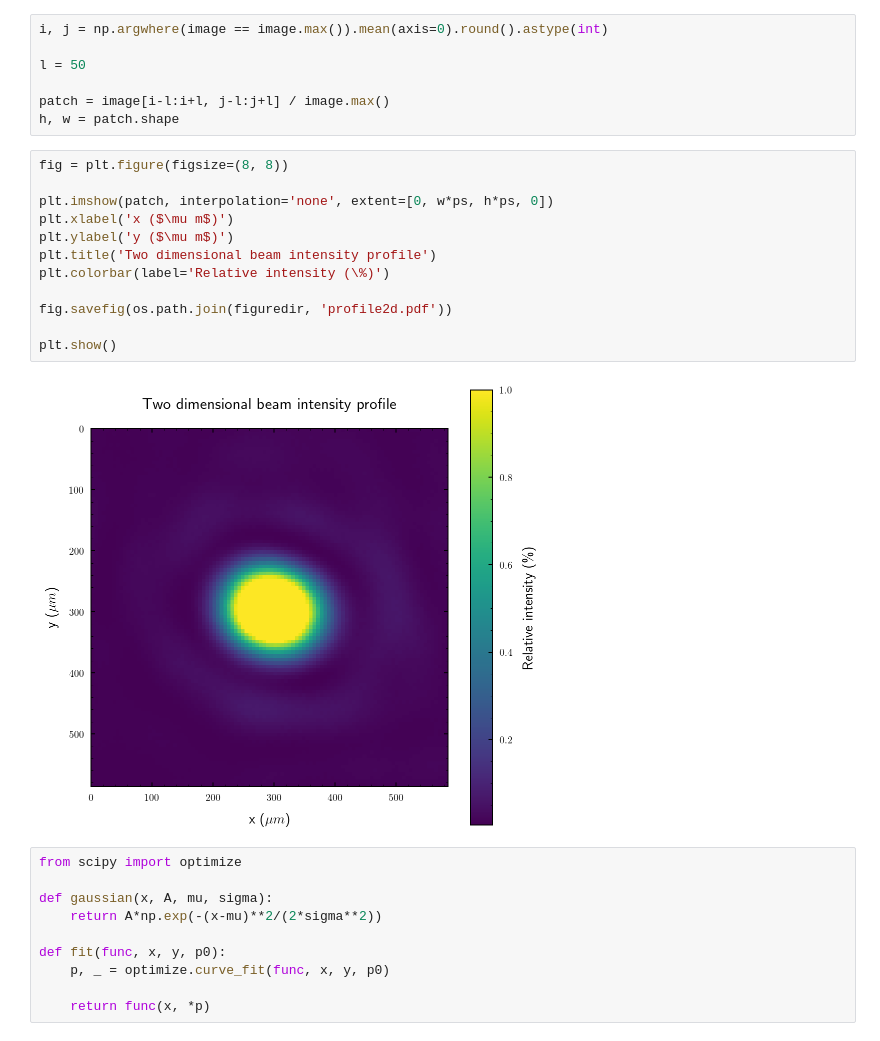
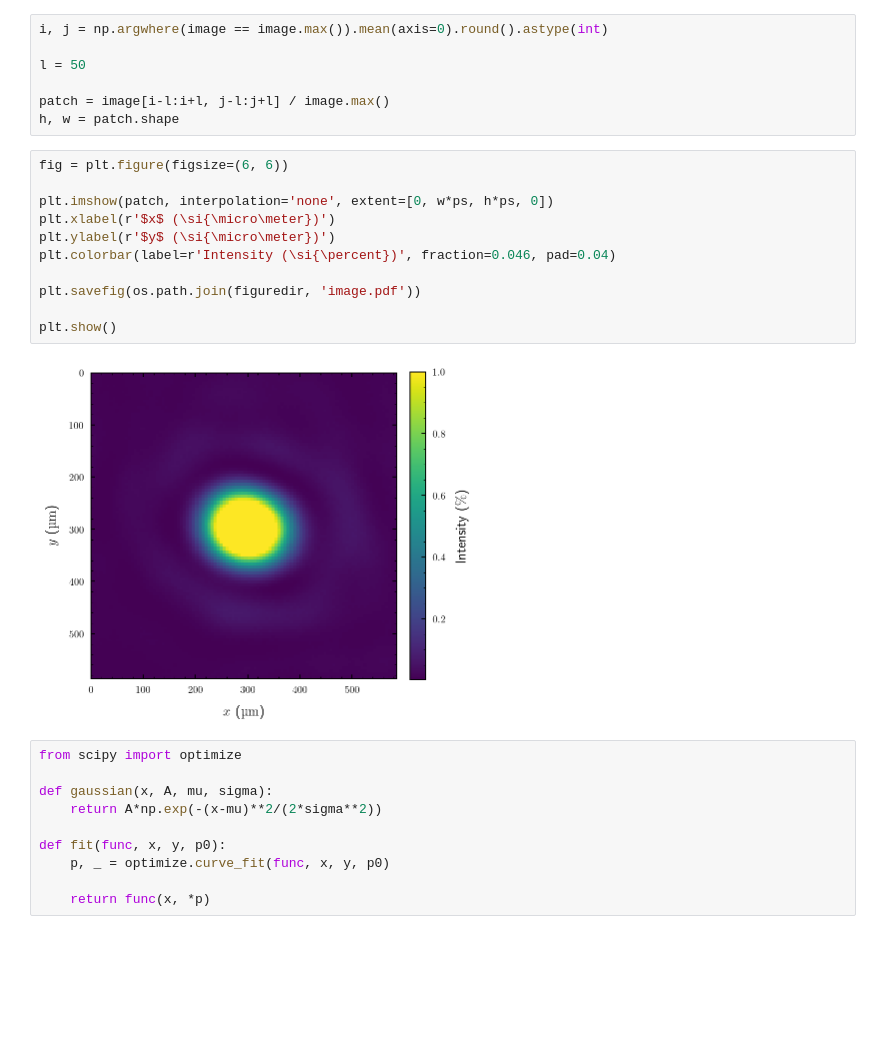
Before and after one commit to bodokaiser/bachelor-thesis, a Jupyter notebook: notebook/evaluation/intensity-profile.ipynb, the cells around one changed output. Drawn from its saved outputs; the diff is of its cells as text; blank space fills up the shorter version.

Commit message:
amended beam profile section for review

```diff
--- a/notebook/evaluation/intensity-profile.ipynb
+++ b/notebook/evaluation/intensity-profile.ipynb
@@ -30,19 +30,18 @@ l = 50
 patch = image[i-l:i+l, j-l:j+l] / image.max()
 h, w = patch.shape
 # %%
-fig = plt.figure(figsize=(8, 8))
+fig = plt.figure(figsize=(6, 6))
 
 plt.imshow(patch, interpolation='none', extent=[0, w*ps, h*ps, 0])
-plt.xlabel('x ($\mu m$)')
-plt.ylabel('y ($\mu m$)')
-plt.title('Two dimensional beam intensity profile')
-plt.colorbar(label='Relative intensity (\%)')
+plt.xlabel(r'$x$ (\si{\micro\meter})')
+plt.ylabel(r'$y$ (\si{\micro\meter})')
+plt.colorbar(label=r'Intensity (\si{\percent})', fraction=0.046, pad=0.04)
 
-fig.savefig(os.path.join(figuredir, 'profile2d.pdf'))
+plt.savefig(os.path.join(figuredir, 'image.pdf'))
 
 plt.show()
 # %% [output]
-[figure, old version]
+[figure, new version]
 # %%
 from scipy import optimize
 
```
Also changed, not shown: parts of 1 cell of this notebook, 9 other files.
